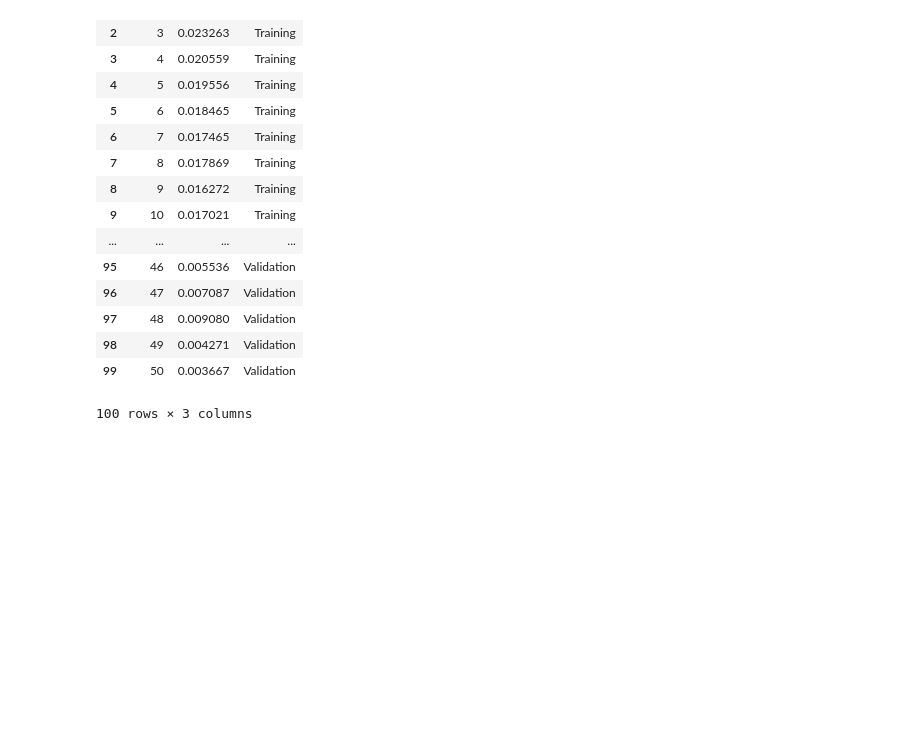
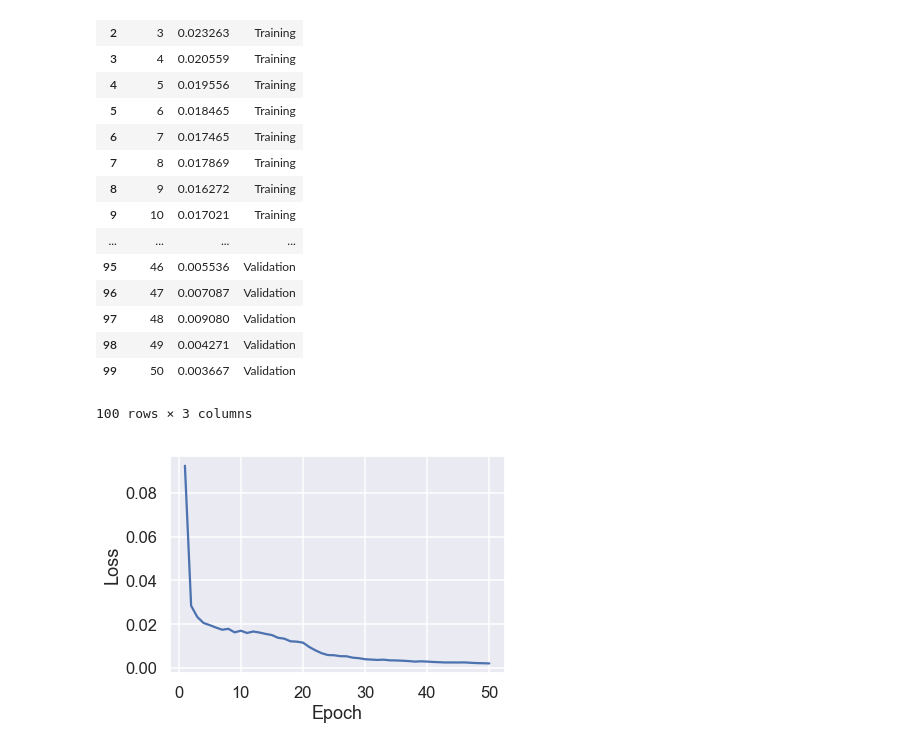
Before and after one commit to stathius/wave_propagation, a Jupyter notebook: Dissecting the code.ipynb, the cells around one changed output. Saved outputs shown, nothing was run; the diff lists cells and outputs as text; code cells hidden in the pictures; blank space fills up the shorter version.

```diff
--- a/Dissecting the code.ipynb
+++ b/Dissecting the code.ipynb
@@ -41,6 +41,7 @@ transformVar = {"Test": transforms.Compose([
     ])
 }
 # %%
+!rm -rf Results/7_kernel_3LSTM_new_v010/
 logging.basicConfig(format='%(message)s',level=logging.INFO)
 channels=1
 device = torch.device('cuda' if torch.cuda.is_available() else 'cpu')
@@ -50,7 +51,7 @@ nr_net = 0
 version = nr_net + 10
 num_input_frames = 5
 num_output_frames = 10
-network_type = "7_kernel_3LSTM"
+network_type = "7_kernel_3LSTM_new"
 
 if 'Darwin' in platform.system():
     data_dir = './'
@@ -74,7 +75,7 @@ if os.path.isfile(filename_data):
     test_dataset = all_data["Testing data"]
 else:
     logging.info('Creating new datasets')
-    test_dataset, val_dataset, train_dataset = Create_Datasets(
+    test_dataset, val_dataset, train_dataset = create_datasets(
          data_dir+"Video_Data/", transformVar, test_fraction=0.15, validation_fraction=0.15, check_bad_data=False, channels=channels)
     all_data = {"Training data": train_dataset, "Validation data": val_dataset, "Testing data": test_dataset}
     save(all_data, filename_data)
@@ -372,3 +315,7 @@ pd.DataFrame.from_dict(data)
 | 98 | 49 | 0.004271 | Validation |
 | 99 | 50 | 0.003667 | Validation |
 100 rows × 3 columns
+# %%
+analyser.plot_loss()
+# %% [output]
+[figure, added]
```
Also changed, not shown: parts of 8 cells of this notebook, 1 other file.
